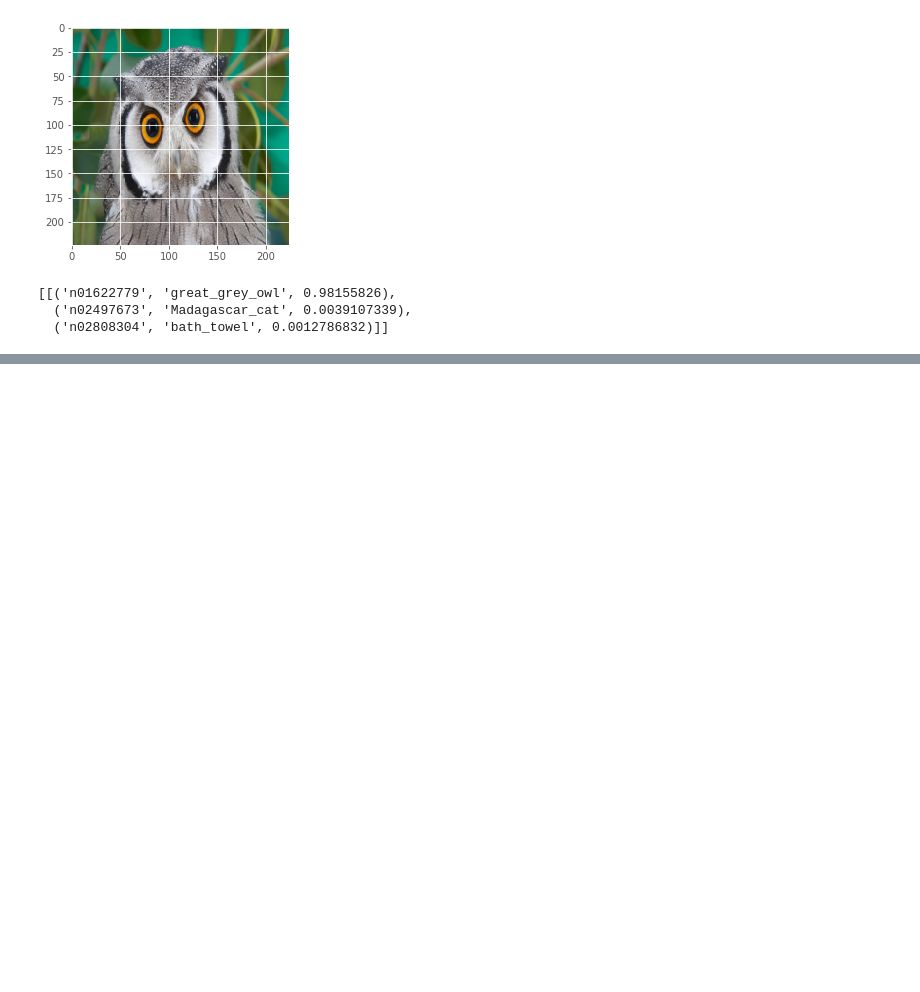
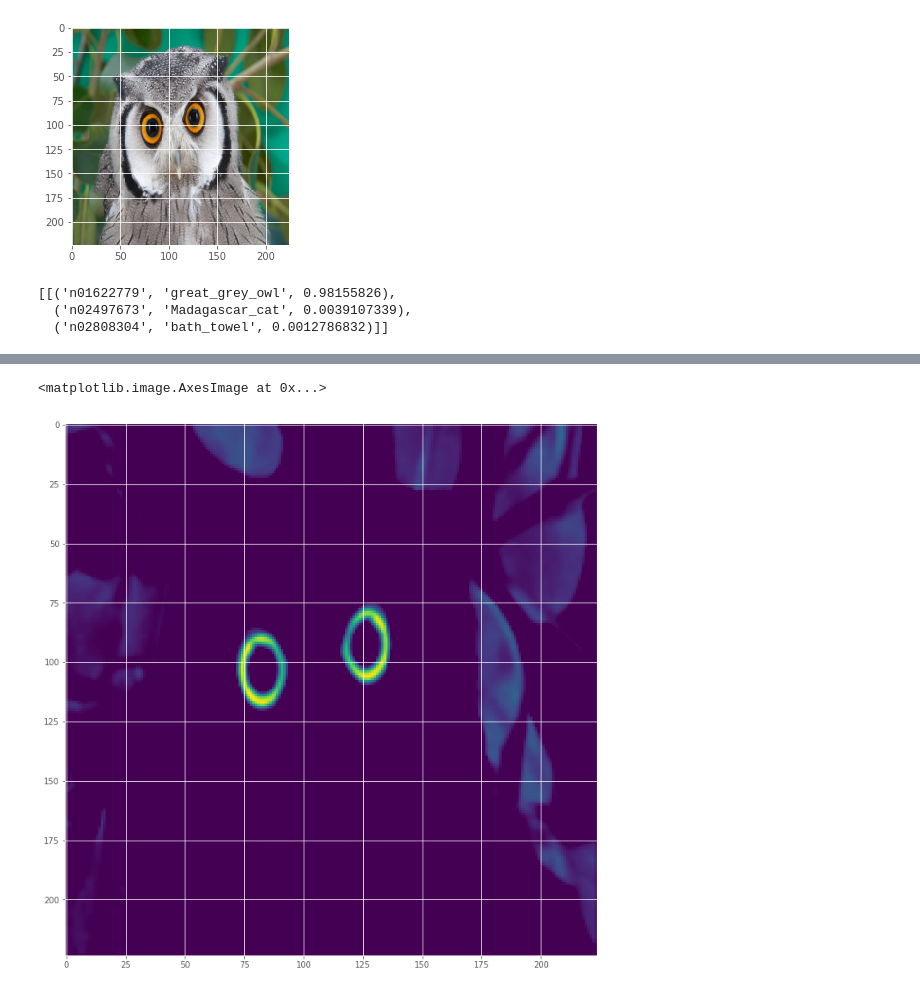
Before and after one commit to MulixBF/seminar-01-08-2017, a Jupyter notebook: 3. Визуализация работы сети.ipynb, the cells around one changed output, grey strips where cells are left out. Cells and saved outputs as stored; diff of their text form; code cells hidden in the pictures; blank space fills up the shorter version.

```diff
--- a/3. Визуализация работы сети.ipynb
+++ b/3. Визуализация работы сети.ipynb
@@ -78,9 +95,7 @@ decode_predictions(predicted_classes, top=3)
   ('n02497673', 'Madagascar_cat', 0.0039107339),
   ('n02808304', 'bath_towel', 0.0012786832)]]
 # %%
-def build_activation_maps_model(model, target_layer):
-
-    last_conv_layer = model.get_layer(target_layer)
-    activation_maps = keras.layers.Lambda(lambda x: tf.image.resize_images(x, (224, 224)))(last_conv_layer.output)
-
+def build_activation_map_model(model, target_layer_name):
+    target_layer = model.gbet_layer(target_layer_name)
+    activation_maps = keras.layers.Lambda(lambda x: tf.image.resize_images(x, (224, 224)))(target_layer.output)
     return keras.models.Model(model.input, activation_maps)
@@ -102,0 +114,9 @@ plt.imshow(activation_heatmap)
+# %%
+activation_maps_model = build_activation_map_model(model, 'block1_conv1')
+activation_maps = activation_maps_model.predict(model_input)
+
+fig, ax = plt.subplots(figsize=(12, 12))
+plt.imshow(activation_maps[0, :, :, 36])
+# %% [output]
+<matplotlib.image.AxesImage at 0x...>
+[figure, added]
```
Also changed, not shown: parts of 13 cells of this notebook, 2 other files.
